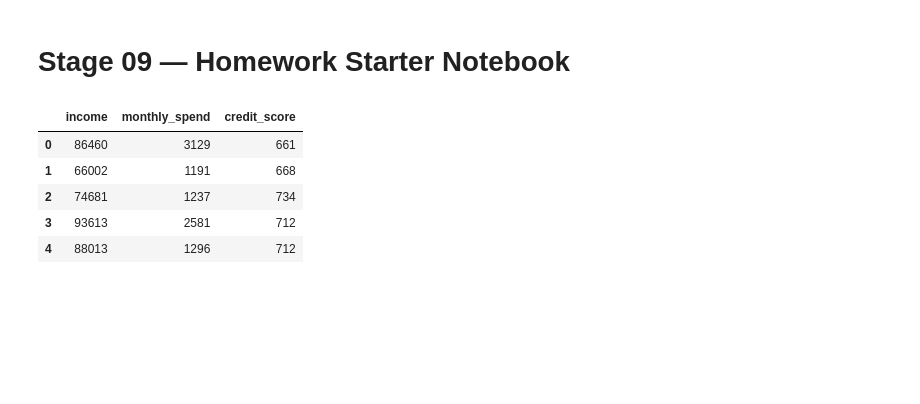
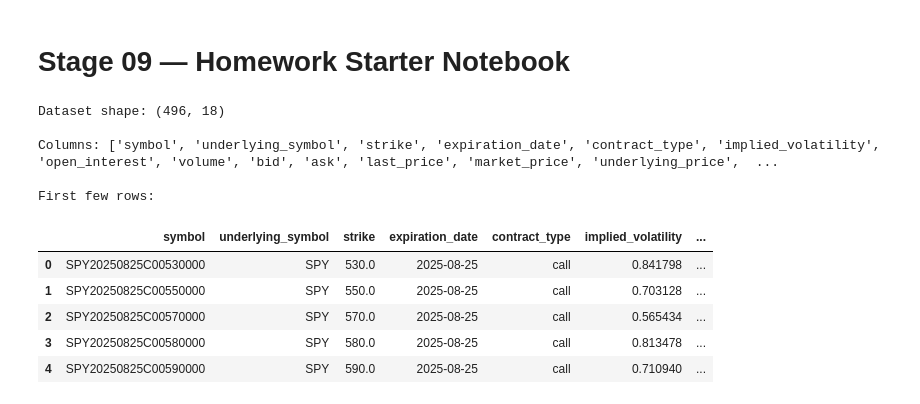
Before and after one commit to anmolsingh0219/bootcamp_anmol_singh, a Jupyter notebook: homework/stage09_feature_engineering/notebooks/stage09_feature-engineering_homework-starter.ipynb, the cells around one changed output. Cells and saved outputs as stored; diff of their text form; code cells hidden in the pictures; blank space fills up the shorter version.

```diff
--- a/homework/stage09_feature_engineering/notebooks/stage09_feature-engineering_homework-starter.ipynb
+++ b/homework/stage09_feature_engineering/notebooks/stage09_feature-engineering_homework-starter.ipynb
@@ -3,20 +3,24 @@
 # %%
 import pandas as pd
 import numpy as np
+import matplotlib.pyplot as plt
+import seaborn as sns
 
-# Example synthetic data (replace with your project dataset)
-np.random.seed(0)
-n = 100
-df = pd.DataFrame({
-    'income': np.random.normal(60000, 15000, n).astype(int),
-    'monthly_spend': np.random.normal(2000, 600, n).astype(int),
-    'credit_score': np.random.normal(680, 50, n).astype(int)
-})
+df = pd.read_csv('../data/options_data_20250823_163952.csv')
+
+print("Dataset shape:", df.shape)
+print("\nColumns:", df.columns.tolist())
+print("\nFirst few rows:")
 df.head()
 # %% [output]
+Dataset shape: (496, 18)
+
+Columns: ['symbol', 'underlying_symbol', 'strike', 'expiration_date', 'contract_type', 'implied_volatility', 'open_interest', 'volume', 'bid', 'ask', 'last_price', 'market_price', 'underlying_price',  ...
+
+First few rows:
-|  | income | monthly_spend | credit_score |
-| 0 | 86460 | 3129 | 661 |
-| 1 | 66002 | 1191 | 668 |
-| 2 | 74681 | 1237 | 734 |
-| 3 | 93613 | 2581 | 712 |
-| 4 | 88013 | 1296 | 712 |
+|  | symbol | underlying_symbol | strike | expiration_date | contract_type | implied_volatility | ... |
+| 0 | SPY20250825C00530000 | SPY | 530.0 | 2025-08-25 | call | 0.841798 | ... |
+| 1 | SPY20250825C00550000 | SPY | 550.0 | 2025-08-25 | call | 0.703128 | ... |
+| 2 | SPY20250825C00570000 | SPY | 570.0 | 2025-08-25 | call | 0.565434 | ... |
+| 3 | SPY20250825C00580000 | SPY | 580.0 | 2025-08-25 | call | 0.813478 | ... |
+| 4 | SPY20250825C00590000 | SPY | 590.0 | 2025-08-25 | call | 0.710940 | ... |
```
Also changed, not shown: parts of 11 cells of this notebook.
